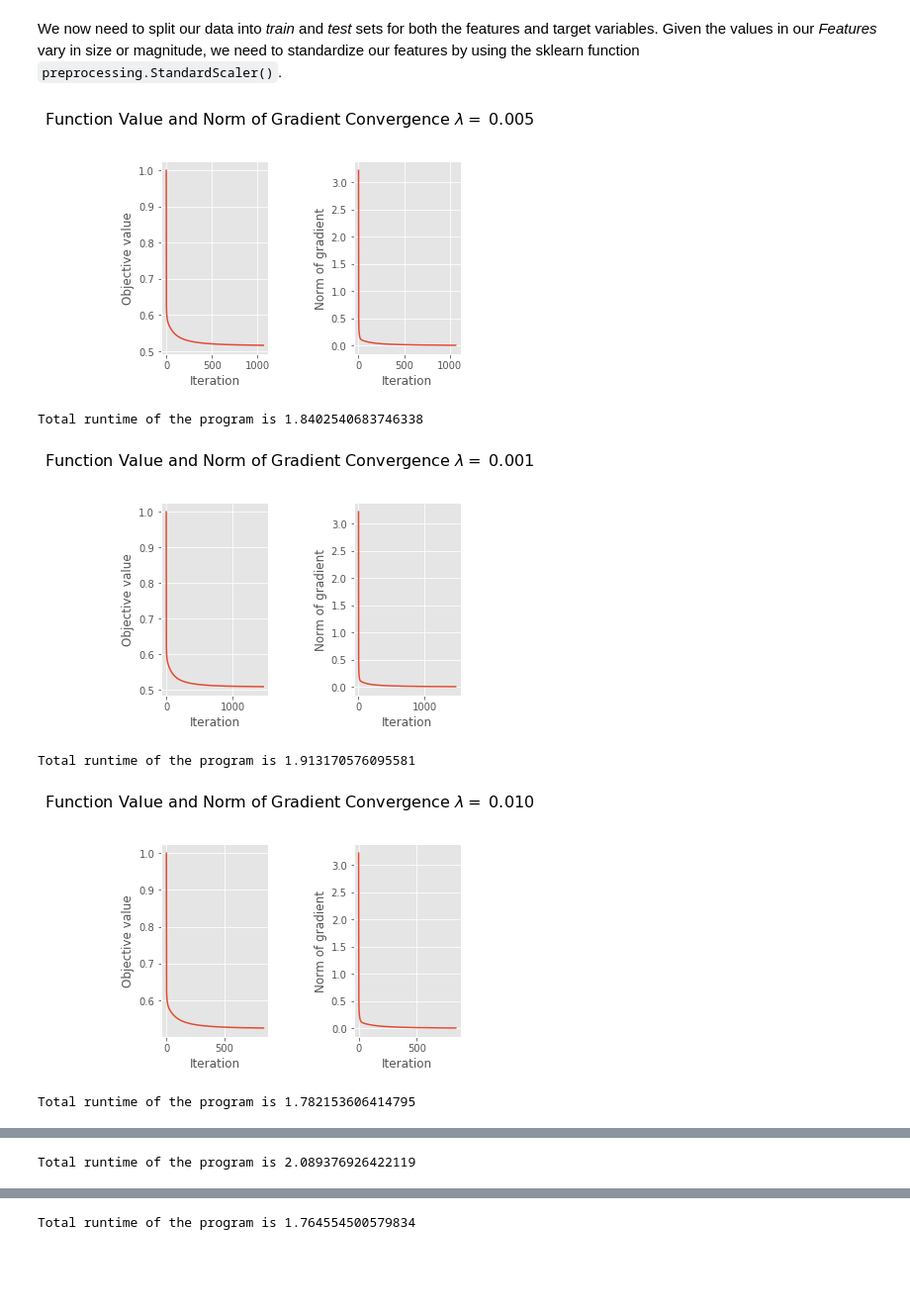
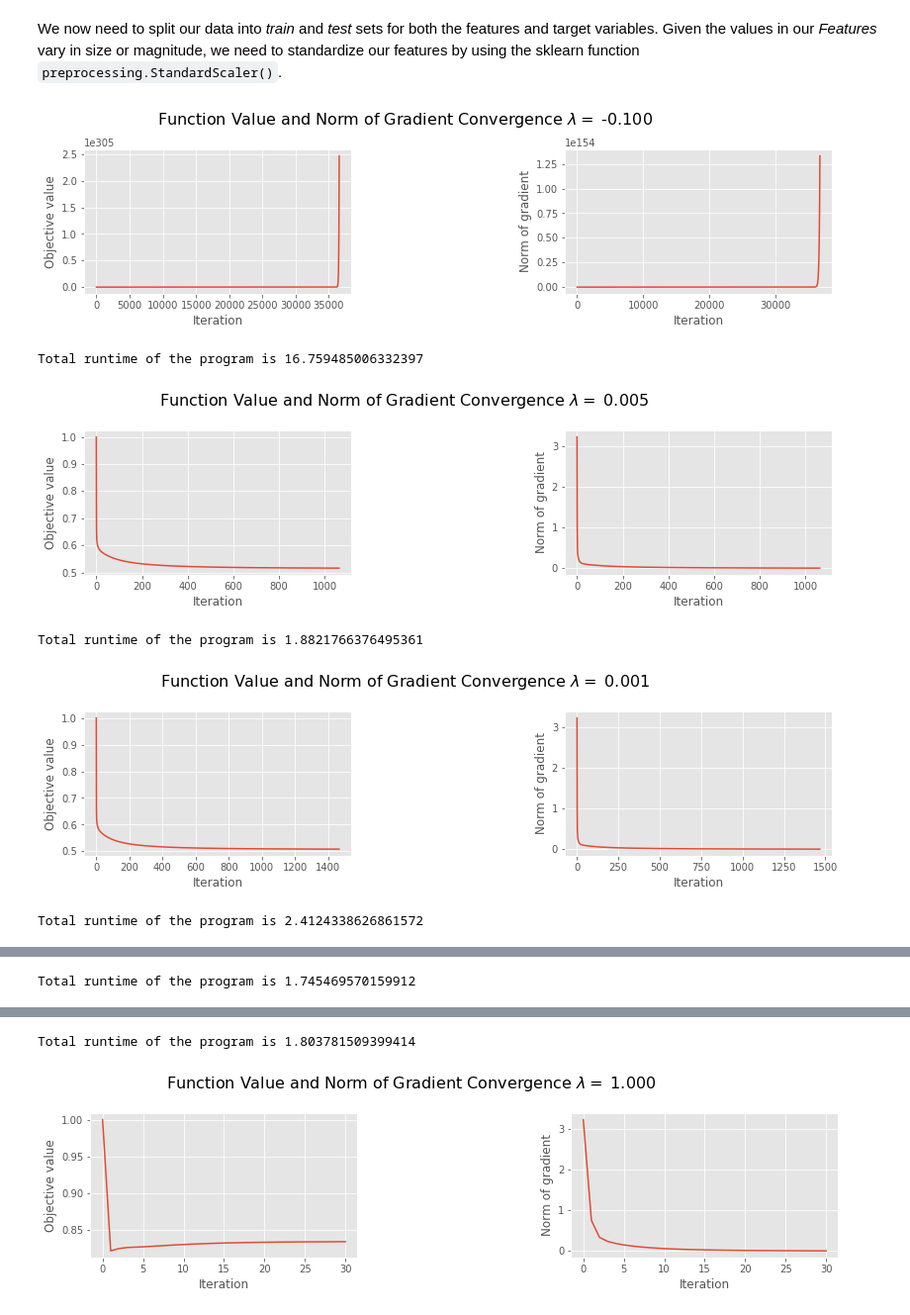
Before and after one commit to JUAN-SOLORIO/UW-MachineLearning, a Jupyter notebook: 1-Python/1 - Ridge Regression w Gradient Descent.ipynb, the cells around one changed output, grey strips where cells are left out. Shown: that part at 99% size. Saved outputs shown, nothing was run; the diff lists cells and outputs as text; code cells hidden in the pictures; blank space fills up the shorter version.

```diff
--- a/1-Python/1 - Ridge Regression w Gradient Descent.ipynb
+++ b/1-Python/1 - Ridge Regression w Gradient Descent.ipynb
@@ -306,40 +306,42 @@ def convergence_plots(x_vals, lambduh, X,y,title):
         fs[i] = obj_fx(x_vals[i], lambduh,X,y)
         grads[i, :] = gradient_fx(x_vals[i], lambduh,X,y)
     grad_norms = np.linalg.norm(grads, axis=1)
-    plt.subplot(121)
-    plt.plot(fs)
-    plt.xlabel('Iteration')
-    plt.ylabel('Objective value')
 
-    plt.subplot(122)
-    plt.plot(grad_norms)
-    plt.xlabel('Iteration')
-    plt.ylabel('Norm of gradient')
+    fig_dims = (15, 3)
+    fig, (ax1, ax2) = plt.subplots(1, 2, figsize=fig_dims)
+
+    ax1.plot(fs)
+    ax1.set_xlabel('Iteration')
+    ax1.set_ylabel('Objective value')
+
+    ax2.plot(grad_norms)
+    ax2.set_xlabel('Iteration')
+    ax2.set_ylabel('Norm of gradient')
     plt.suptitle(title,fontsize=16)
     plt.subplots_adjust(left=0.2, wspace=0.8, top=0.8)
     plt.show()
 # %%
 eta = 0.05
-lambdas = [0.005,0.001,0.01,0.05,1]
+lambdas = [-0.1, 0.005,0.001,0.01,0.05,1]
 d = X_train.shape[1]
 beta_init = np.zeros(d)
 for lambduh in lambdas:
     # store starting time
     begin = time.time()
     betas = gradient_descent(beta_init=beta_init, eta=eta, lamda=lambduh,X=X_train,y=y_train)
     title=r'Function Value and Norm of Gradient Convergence $\lambda =$ {:.3f}'.format(lambduh)
     convergence_plots(betas, lambduh,X_train, y_train, title)
 
     time.sleep(1)
     # store end time
     end = time.time()
 
     # total time taken
     print(f"Total runtime of the program is {end - begin}")
 # %% [output]
-[figure, old version]
+[figure, new version]
-Total runtime of the program is 1.8402540683746338
+Total runtime of the program is 16.759485006332397
-[figure, old version]
+[figure, new version]
-Total runtime of the program is 1.913170576095581
+Total runtime of the program is 1.8821766376495361
-[figure, old version]
+[figure, new version]
-Total runtime of the program is 1.782153606414795
+Total runtime of the program is 2.4124338626861572
@@ -347 +349 @@ Total runtime of the program is 1.782153606414795
-Total runtime of the program is 2.089376926422119
+Total runtime of the program is 1.745469570159912
@@ -349 +351,2 @@ Total runtime of the program is 2.089376926422119
-Total runtime of the program is 1.764554500579834
+Total runtime of the program is 1.803781509399414
+[figure, added]
```
Also changed, not shown: parts of 7 cells of this notebook.
